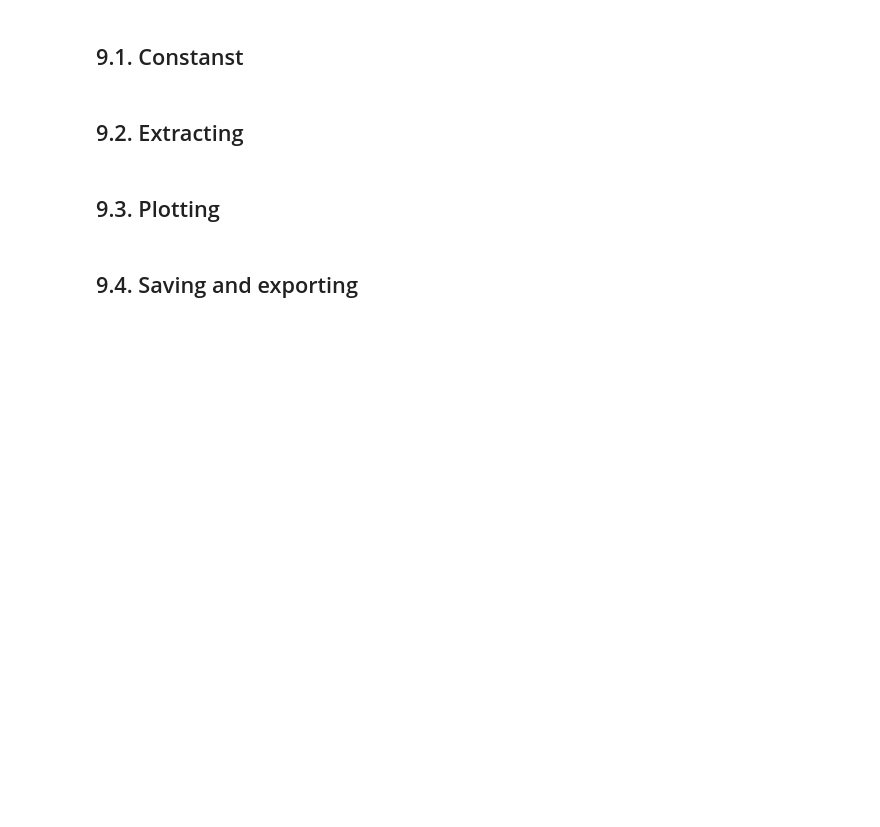
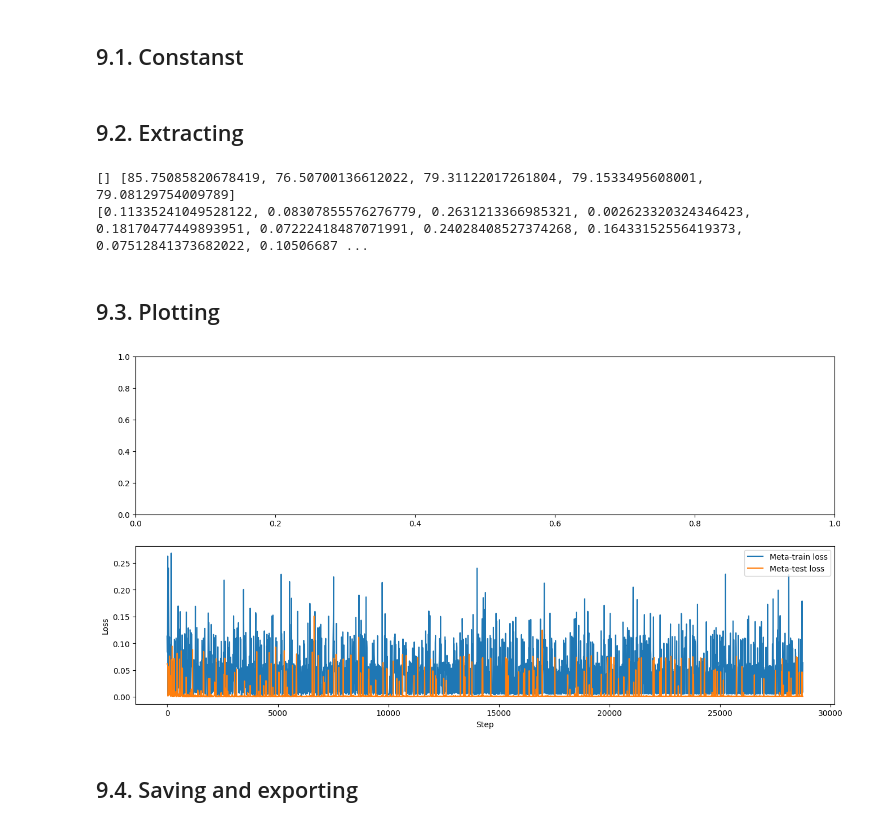
Before and after one commit to windatm/MTALog, a Jupyter notebook: MetaLog.ipynb, the cells around one changed output. Drawn from its saved outputs; the diff is of its cells as text; code cells hidden in the pictures; blank space fills up the shorter version.

```diff
--- a/MetaLog.ipynb
+++ b/MetaLog.ipynb
@@ -708,7 +790,7 @@ logger.info("All evaluations finished!")
 ## 9.1. Constanst
 # %%
 STATISTICS_TEMPLATE_LOG_PATH = "logs/Statistics_Template.log"
-METALOG_LOG_PATH = "logs/MetaLog.log"
+MTALOG_LOG_PATH = "logs/MTALog.log"
 # %% [markdown]
 ## 9.2. Extracting
 # %%
@@ -721,13 +803,13 @@ def extract_word2vec_file(log_path, session):
                 return match.group(1)
 
 def extract_f1_scores(log_path, session):
-    """Extract train and test F1 scores from the MetaLog."""
+    """Extract train and test F1 scores from the MTALog."""
     train_f1_scores, test_f1_scores = [], []
     with open(log_path, "r") as file:
         lines = file.readlines()
         for line in lines:
-            train_match = re.search(rf"^.+ - MetaLog - {session} - INFO: Train: F1 score = (.+) \| Precision = (.+) \| Recall = (.+)$", line)
-            test_match = re.search(rf"^.+ - MetaLog - {session} - INFO: Test: F1 score = (.+) \| Precision = (.+) \| Recall = (.+)$", line)
+            train_match = re.search(rf"^.+ - MTALog - {session} - INFO: Train: F1 score = (.+) \| Precision = (.+) \| Recall = (.+)$", line)
+            test_match = re.search(rf"^.+ - MTALog - {session} - INFO: Test: F1 score = (.+) \| Precision = (.+) \| Recall = (.+)$", line)
 
             if train_match:
                 train_f1_scores.append(float(train_match.group(1)))
@@ -736,12 +818,12 @@ def extract_f1_scores(log_path, session):
     return train_f1_scores, test_f1_scores
 
 def extract_meta_losses(log_path, session):
-    """Extract meta-train and meta-test losses from the MetaLog."""
+    """Extract meta-train and meta-test losses from the MTALog."""
     meta_train_losses, meta_test_losses = [], []
     with open(log_path, "r") as file:
         lines = file.readlines()
         for line in lines:
-            match = re.search(rf"^.* - MetaLog - {session} - INFO: Step: (.+) \| Epoch: (.+) \| Meta-train loss: (.+) \| Meta-test loss: (.+)\.$", line)
+            match = re.search(rf"^.* - MTALog - {session} - INFO: Step: (.+) \| Epoch: (.+) \| Meta-train loss: (.+) \| Meta-test loss: (.+)\.$", line)
             if match:
                 meta_train_losses.append(float(match.group(3)))
                 meta_test_losses.append(float(match.group(4)))
@@ -753,42 +835,50 @@ word2vec_file = extract_word2vec_file(STATISTICS_TEMPLATE_LOG_PATH, SESSION)
 title = f"BILATERAL GENERALIZATION TRANSFERRING HDFS TO BGL USING {word2vec_file}"
 
 # Extract F1 scores and losses
-train_f1_scores, test_f1_scores = extract_f1_scores(METALOG_LOG_PATH, SESSION)
-meta_train_losses, meta_test_losses = extract_meta_losses(METALOG_LOG_PATH, SESSION)
+train_f1_scores, test_f1_scores = extract_f1_scores(MTALOG_LOG_PATH, SESSION)
+meta_train_losses, meta_test_losses = extract_meta_losses(MTALOG_LOG_PATH, SESSION)
+
+print(train_f1_scores, test_f1_scores)
+print(meta_train_losses, meta_test_losses)
+# %% [output]
+[] [85.75085820678419, 76.50700136612022, 79.31122017261804, 79.1533495608001, 79.08129754009789]
+[0.11335241049528122, 0.08307855576276779, 0.2631213366985321, 0.002623320324346423, 0.18170477449893951, 0.07222418487071991, 0.24028408527374268, 0.16433152556419373, 0.07512841373682022, 0.10506687 ...
 # %% [markdown]
 ## 9.3. Plotting
 # %%
 def plot_f1_scores(ax, num_epochs, train_f1, test_f1):
     """Plot train and test F1 scores on the provided axis."""
     ax.set_ylim(0, 110)
     ax.plot(num_epochs, train_f1, color="tab:blue")
     ax.plot(num_epochs, test_f1, color="tab:orange")
     ax.legend(["Train", "Test"])
     ax.set_xlabel("Epoch")
     ax.set_ylabel("F1 Score")
 
     for i in range(len(num_epochs)):
         ax.plot(num_epochs[i], train_f1[i], "o", color="tab:blue", zorder=10)
         ax.text(num_epochs[i], train_f1[i] + 5, round(train_f1[i], 2), ha="center")
 
         ax.plot(num_epochs[i], test_f1[i], "o", color="tab:orange", zorder=10)
         ax.text(num_epochs[i], test_f1[i] - 10, round(test_f1[i], 2), ha="center")
 
 def plot_meta_losses(ax, num_steps, meta_train_losses, meta_test_losses):
     """Plot meta-train and meta-test losses on the provided axis."""
     ax.plot(num_steps, meta_train_losses, color="tab:blue")
     ax.plot(num_steps, meta_test_losses, color="tab:orange")
     ax.legend(["Meta-train loss", "Meta-test loss"])
     ax.set_xlabel("Step")
     ax.set_ylabel("Loss")
 
 # Plot F1 scores and losses
 fig, axs = plt.subplots(2, 1, figsize=(16, 8))
 num_epochs = list(range(len(train_f1_scores)))
 num_steps = [i * 10 for i in range(len(meta_train_losses))]
 
-plot_f1_scores(axs[0], num_epochs, train_f1_scores, test_f1_scores)
+#plot_f1_scores(axs[0], num_epochs, train_f1_scores, test_f1_scores)
 plot_meta_losses(axs[1], num_steps, meta_train_losses, meta_test_losses)
+# %% [output]
+[figure, added]
 # %% [markdown]
 ## 9.4. Saving and exporting
 # %%
```
Also changed, not shown: parts of 13 cells of this notebook, 5 other files.
